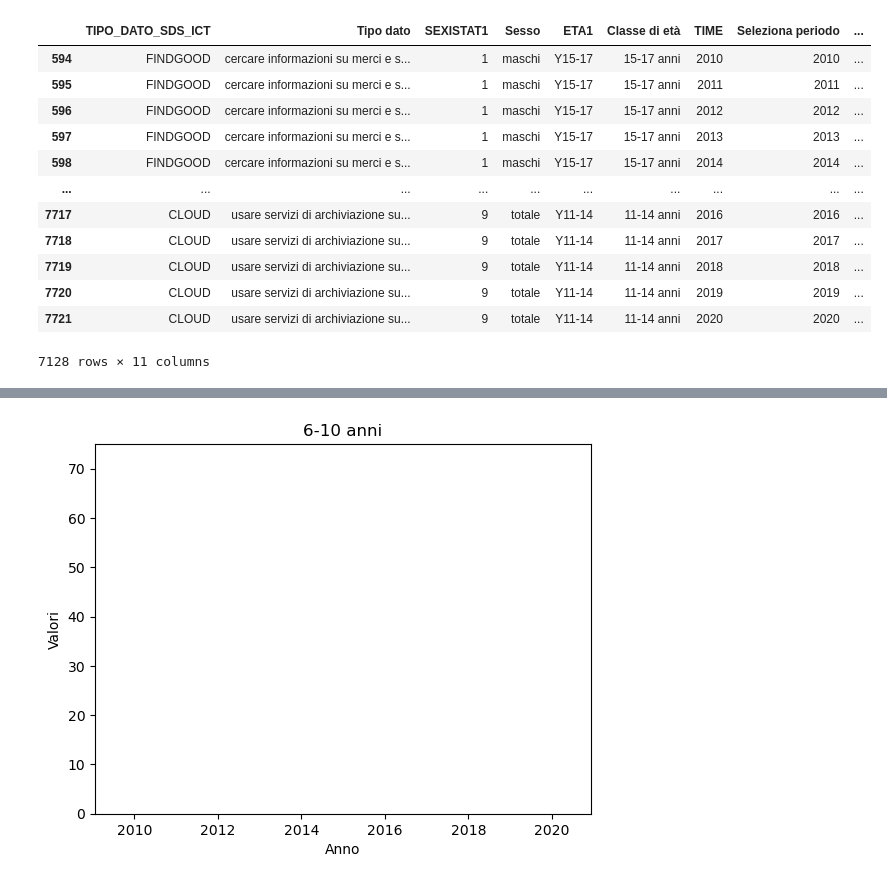
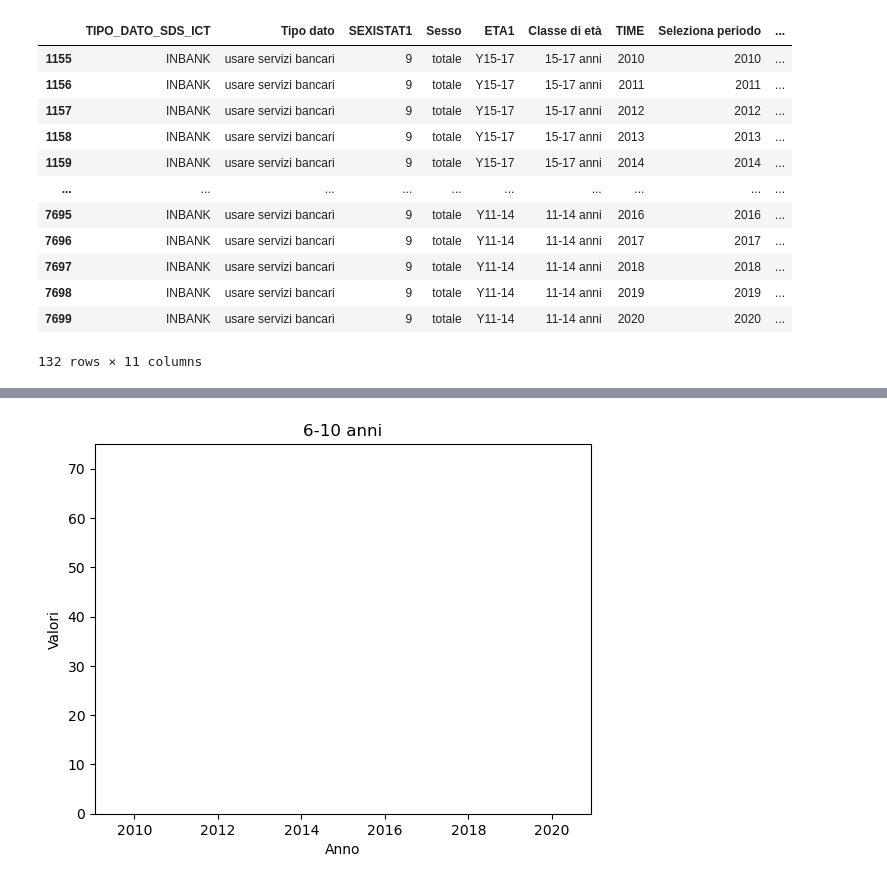
Before and after one commit to mattia01017/EsameSciVis, a Jupyter notebook: Servizi Bancari.ipynb, the cells around one changed output, grey strips where cells are left out. Drawn from its saved outputs; the diff is of its cells as text; code cells hidden in the pictures.

```diff
--- a/Servizi Bancari.ipynb
+++ b/Servizi Bancari.ipynb
@@ -1,22 +1,24 @@
 # %%
 import pandas as pd
 import matplotlib.pyplot as plt
 import numpy as np
 import seaborn as sns
 dataSet = pd.read_csv('Attività svolte su internet.csv')
 dataSet = dataSet[dataSet['Classe di età']!='6 anni e più']
+dataSet = dataSet[dataSet['Tipo dato']=='usare servizi bancari']
+dataSet = dataSet[dataSet['Sesso']=='totale']
 dataSet
 # %% [output]
 |  | TIPO_DATO_SDS_ICT | Tipo dato | SEXISTAT1 | Sesso | ETA1 | Classe di età | TIME | Seleziona periodo | ... |
-| 594 | FINDGOOD | cercare informazioni su merci e s... | 1 | maschi | Y15-17 | 15-17 anni | 2010 | 2010 | ... |
-| 595 | FINDGOOD | cercare informazioni su merci e s... | 1 | maschi | Y15-17 | 15-17 anni | 2011 | 2011 | ... |
-| 596 | FINDGOOD | cercare informazioni su merci e s... | 1 | maschi | Y15-17 | 15-17 anni | 2012 | 2012 | ... |
-| 597 | FINDGOOD | cercare informazioni su merci e s... | 1 | maschi | Y15-17 | 15-17 anni | 2013 | 2013 | ... |
-| 598 | FINDGOOD | cercare informazioni su merci e s... | 1 | maschi | Y15-17 | 15-17 anni | 2014 | 2014 | ... |
+| 1155 | INBANK | usare servizi bancari | 9 | totale | Y15-17 | 15-17 anni | 2010 | 2010 | ... |
+| 1156 | INBANK | usare servizi bancari | 9 | totale | Y15-17 | 15-17 anni | 2011 | 2011 | ... |
+| 1157 | INBANK | usare servizi bancari | 9 | totale | Y15-17 | 15-17 anni | 2012 | 2012 | ... |
+| 1158 | INBANK | usare servizi bancari | 9 | totale | Y15-17 | 15-17 anni | 2013 | 2013 | ... |
+| 1159 | INBANK | usare servizi bancari | 9 | totale | Y15-17 | 15-17 anni | 2014 | 2014 | ... |
 | ... | ... | ... | ... | ... | ... | ... | ... | ... | ... |
-| 7717 | CLOUD | usare servizi di archiviazione su... | 9 | totale | Y11-14 | 11-14 anni | 2016 | 2016 | ... |
-| 7718 | CLOUD | usare servizi di archiviazione su... | 9 | totale | Y11-14 | 11-14 anni | 2017 | 2017 | ... |
-| 7719 | CLOUD | usare servizi di archiviazione su... | 9 | totale | Y11-14 | 11-14 anni | 2018 | 2018 | ... |
-| 7720 | CLOUD | usare servizi di archiviazione su... | 9 | totale | Y11-14 | 11-14 anni | 2019 | 2019 | ... |
-| 7721 | CLOUD | usare servizi di archiviazione su... | 9 | totale | Y11-14 | 11-14 anni | 2020 | 2020 | ... |
+| 7695 | INBANK | usare servizi bancari | 9 | totale | Y11-14 | 11-14 anni | 2016 | 2016 | ... |
+| 7696 | INBANK | usare servizi bancari | 9 | totale | Y11-14 | 11-14 anni | 2017 | 2017 | ... |
+| 7697 | INBANK | usare servizi bancari | 9 | totale | Y11-14 | 11-14 anni | 2018 | 2018 | ... |
+| 7698 | INBANK | usare servizi bancari | 9 | totale | Y11-14 | 11-14 anni | 2019 | 2019 | ... |
+| 7699 | INBANK | usare servizi bancari | 9 | totale | Y11-14 | 11-14 anni | 2020 | 2020 | ... |
-7128 rows × 11 columns
+132 rows × 11 columns
```
Also changed, not shown: parts of 1 cell of this notebook.
